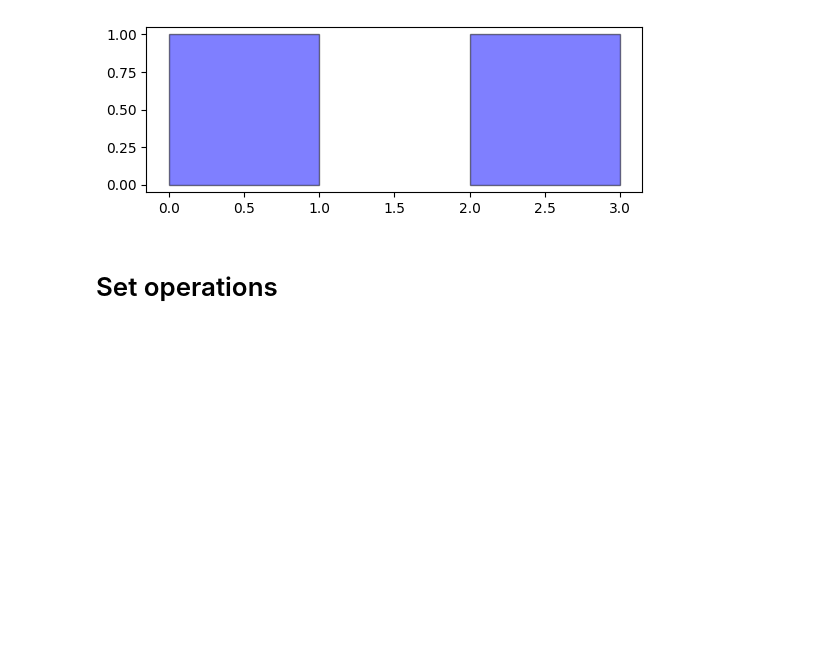
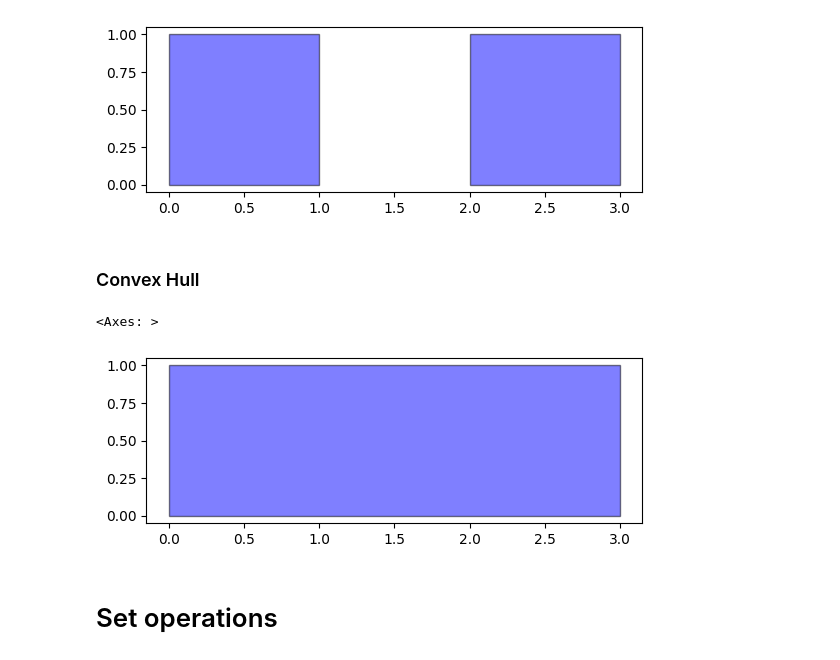
Before and after one commit to seekjim20/dshape, a Jupyter notebook: ipynb/playground.ipynb, the cells around one changed output. Saved outputs shown, nothing was run; the diff lists cells and outputs as text; code cells hidden in the pictures; blank space fills up the shorter version.

```diff
--- a/ipynb/playground.ipynb
+++ b/ipynb/playground.ipynb
@@ -38,13 +41,21 @@ p4.area = Array(8., dtype=float32)
 # %%
 p1 = geometry.Rectangle(0, 0, 3, 1)
 p2 = geometry.Rectangle(1, -1, 1, 3)
-p3 = set_ops.difference(p1, p2)
+p3 = p1 - p2
 
 fig, ax = plt.subplots()
 p3.plot(ax=ax)
 # %% [output]
 <Axes: >
 [figure]
+# %% [markdown]
+### Convex Hull
+# %%
+p4 = p3.convex_hull
+p4.plot()
+# %% [output]
+<Axes: >
+[figure, added]
 # %% [markdown]
 # Set operations
 # %%
```
Also changed, not shown: parts of 7 cells of this notebook, 6 other files.
